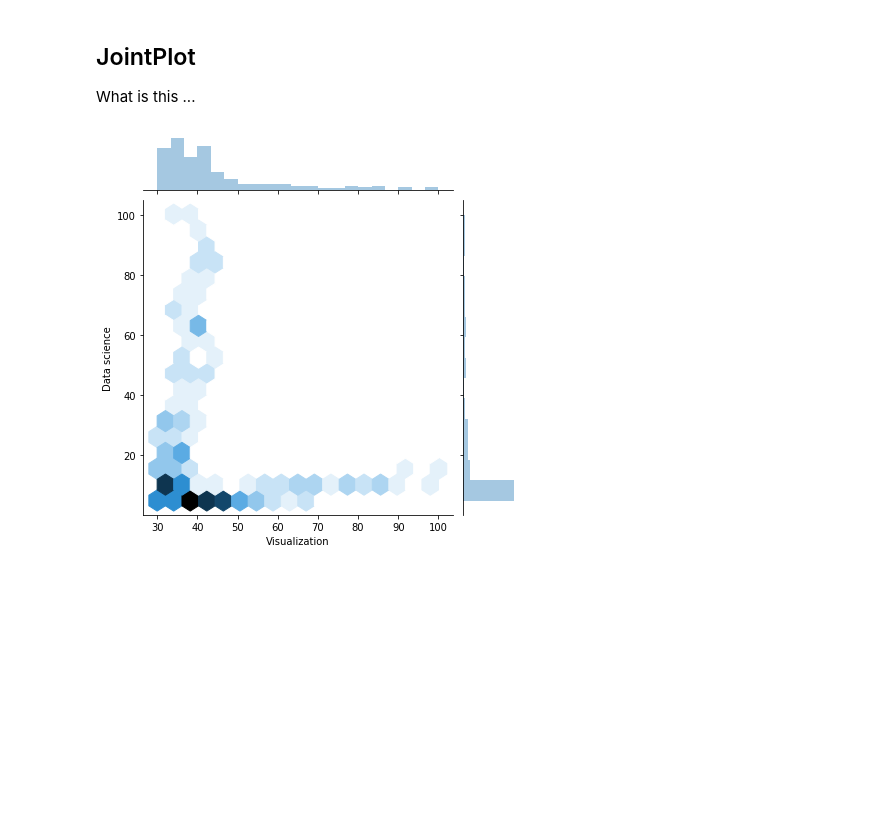
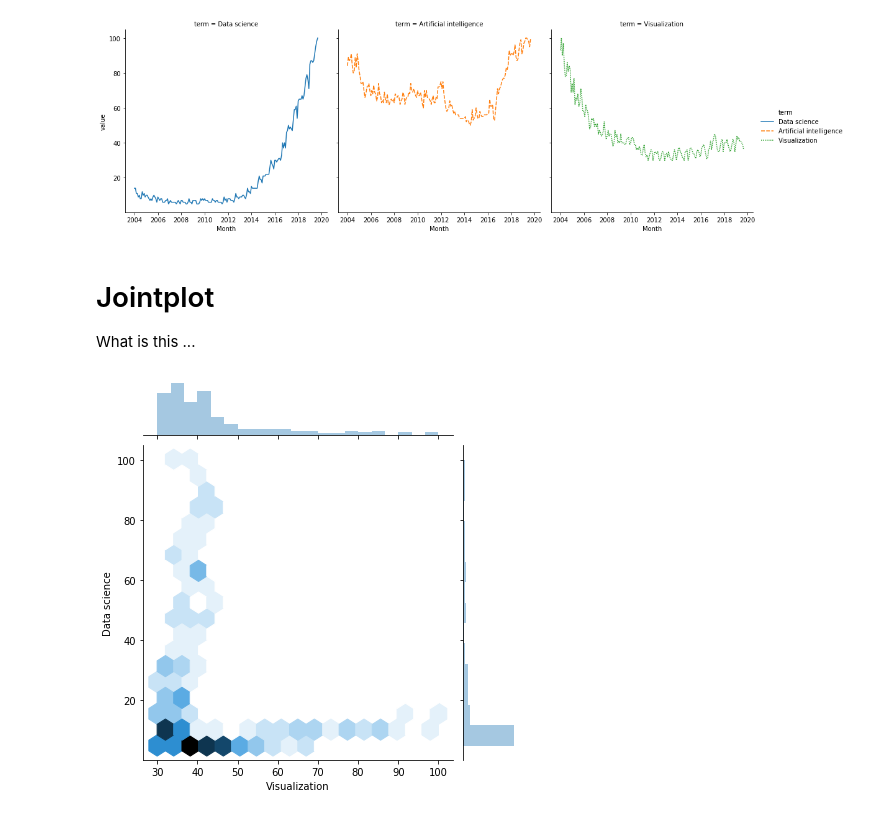
Before and after one commit to lucasdurand/visualization-seminar, a Jupyter notebook: Part 2 - Static Plots/Seaborn.ipynb, the cells around one changed output. Saved outputs shown, nothing was run; the diff lists cells and outputs as text; code cells hidden in the pictures; blank space fills up the shorter version.

```diff
--- a/Part 2 - Static Plots/Seaborn.ipynb
+++ b/Part 2 - Static Plots/Seaborn.ipynb
@@ -22,0 +75,5 @@ dfs.plot(x="Month", figsize=(15,5));
+# %%
+# Solution
+sns.relplot(x="Month", y="value", data=melted_dfs, hue="term", style="term", kind="line", col="term");
+# %% [output]
+[figure, added]
@@ -23,5 +82,5 @@ dfs.plot(x="Month", figsize=(15,5));
 # %% [markdown]
-## JointPlot
+# Jointplot
 
 What is this ...
 # %%
```
Also changed, not shown: parts of 37 cells of this notebook, 2 other files.
